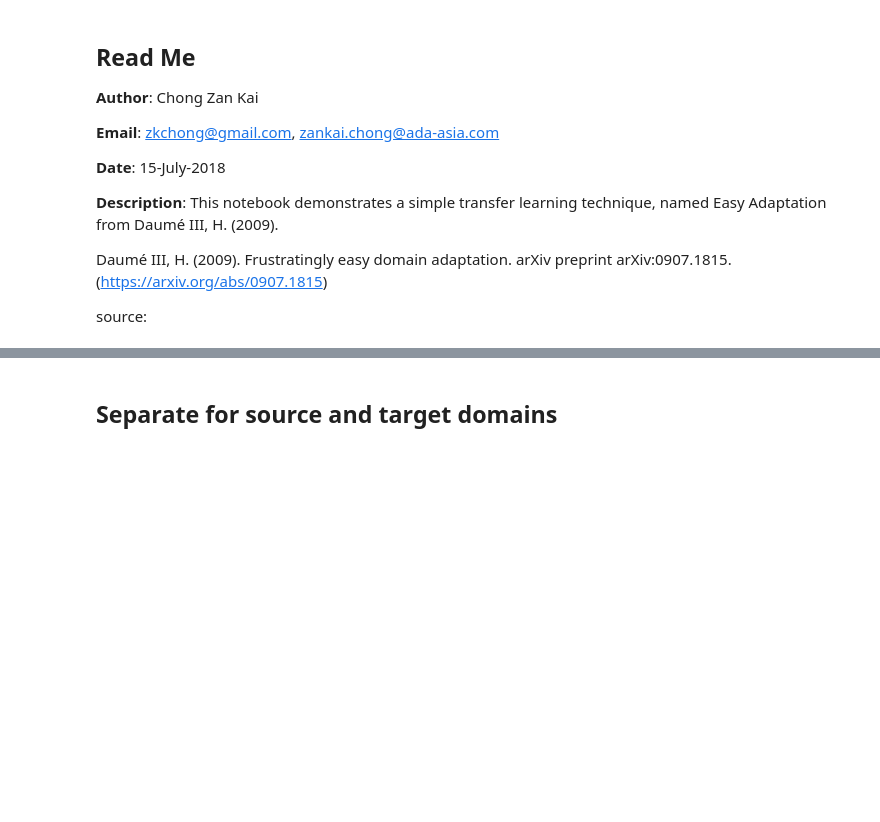
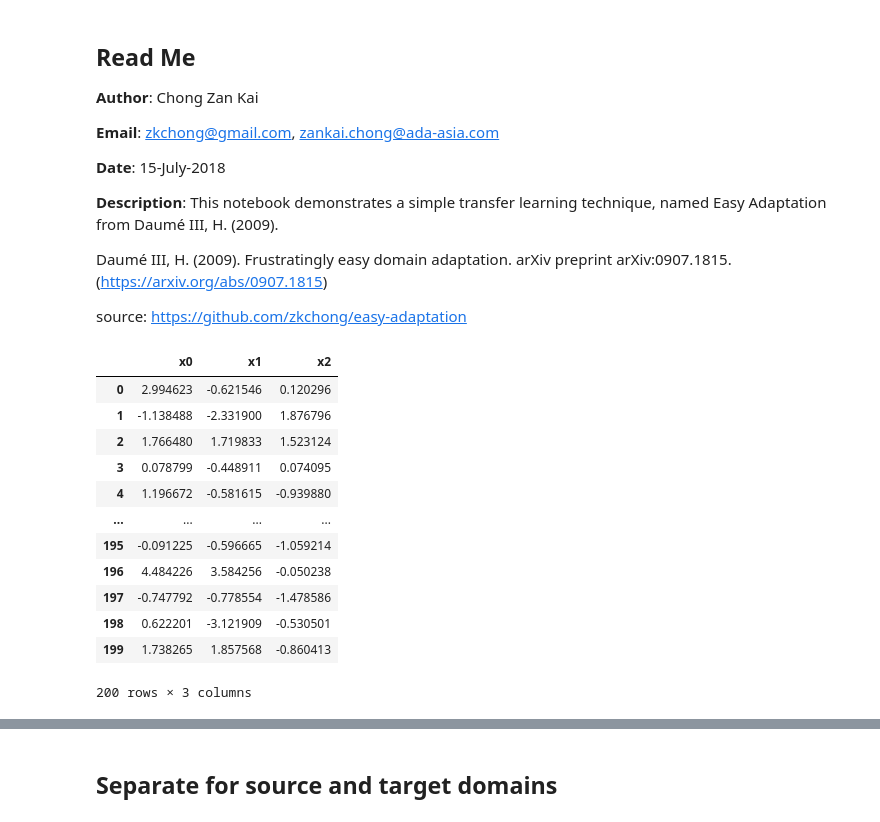
Before and after one commit to ikttan/maes, a Jupyter notebook: easy_domain_adaptation.ipynb, the cells around one changed output, grey strips where cells are left out. Drawn from its saved outputs; the diff is of its cells as text; code cells hidden in the pictures; blank space fills up the shorter version.

Commit message:
Update source code link

```diff
--- a/easy_domain_adaptation.ipynb
+++ b/easy_domain_adaptation.ipynb
@@ -10,7 +10,7 @@
 
 Daumé III, H. (2009). Frustratingly easy domain adaptation. arXiv preprint arXiv:0907.1815.(https://arxiv.org/abs/0907.1815)
 
-source:
+source: https://github.com/zkchong/easy-adaptation
 # %%
 #
 # Import the necessary libraries
@@ -37,3 +37,19 @@ X, y = make_classification(n_samples = 200,
 # Converet to dataframe
 X_df = pd.DataFrame(X, columns = ['x%d' % x for x in range( X.shape[1])] )
 y_df = pd.DataFrame(y, columns = ['y'] )
+# %%
+X_df
+# %% [output]
+|  | x0 | x1 | x2 |
+| 0 | 2.994623 | -0.621546 | 0.120296 |
+| 1 | -1.138488 | -2.331900 | 1.876796 |
+| 2 | 1.766480 | 1.719833 | 1.523124 |
+| 3 | 0.078799 | -0.448911 | 0.074095 |
+| 4 | 1.196672 | -0.581615 | -0.939880 |
+| ... | ... | ... | ... |
+| 195 | -0.091225 | -0.596665 | -1.059214 |
+| 196 | 4.484226 | 3.584256 | -0.050238 |
+| 197 | -0.747792 | -0.778554 | -1.478586 |
+| 198 | 0.622201 | -3.121909 | -0.530501 |
+| 199 | 1.738265 | 1.857568 | -0.860413 |
+200 rows × 3 columns
```
Also changed, not shown: parts of 11 cells of this notebook.
